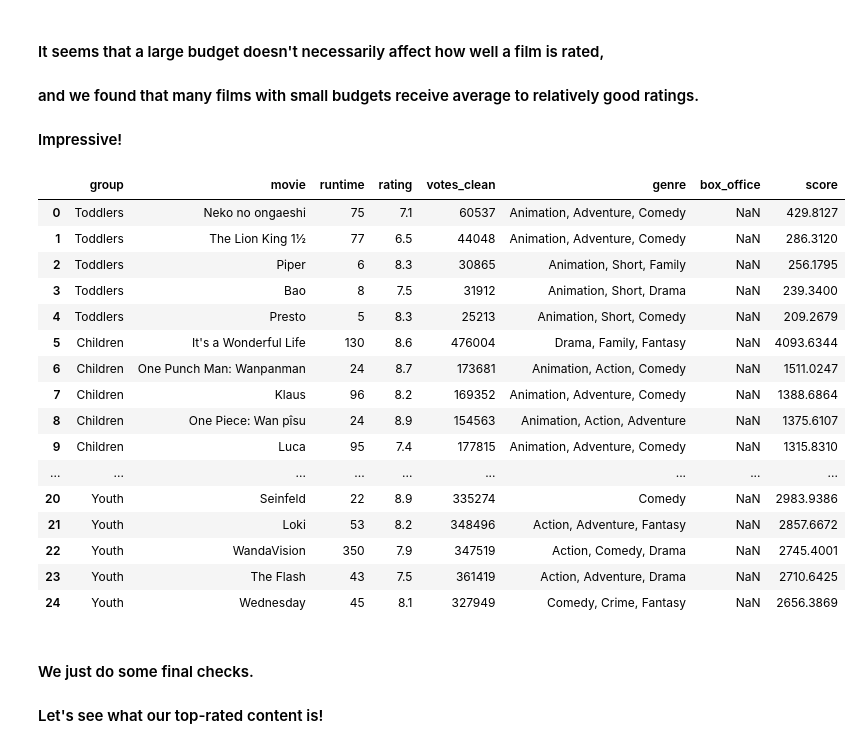
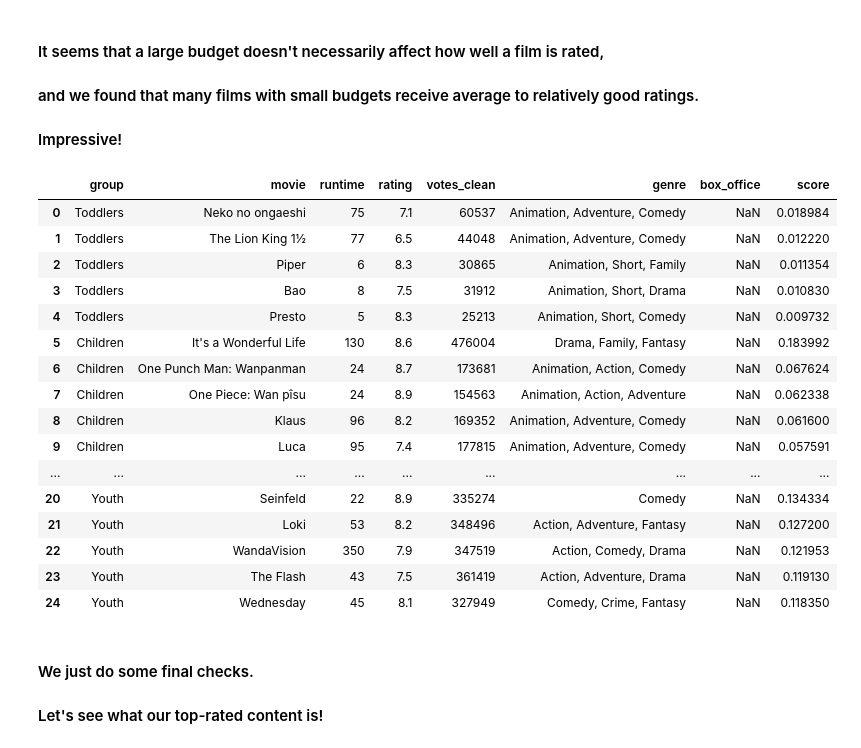
Before and after one commit to ShachR1/Shachar-Y-s-Pandas-Project, a Jupyter notebook: shachar-yarimi-s-pandas3-project.ipynb, the cells around one changed output. Saved outputs shown, nothing was run; the diff lists cells and outputs as text; code cells hidden in the pictures.

```diff
--- a/shachar-yarimi-s-pandas3-project.ipynb
+++ b/shachar-yarimi-s-pandas3-project.ipynb
@@ -105,3 +107,13 @@ new_imdb.head()
 | 2 | Sound of Freedom | Action, Biography, Drama | 131 min | PG-13 | 7.9 | ['Jim Caviezel, ', 'Mira Sorvino,... | The incredible true story of a fo... | 41,808 | ['Alejandro Monteverde'] | NaN | ... |
 | 3 | Secret Invasion | Action, Adventure, Drama | 47 min | UA 16+ | 6.2 | ['Samuel L. Jackson, ', 'Emilia C... | Fury and Talos try to stop the Sk... | 40,536 | NaN | NaN | ... |
 | 4 | Special Ops: Lioness | Action, Drama, Thriller | NaN | NaN | 7.5 | ['Zoe Saldana, ', 'Laysla De Oliv... | Joe attempts to balance her perso... | 3,203 | NaN | NaN | ... |
+# %%
+# Normalize box_office and votes_clean
+
+new_imdb['rating_norm'] = (imdb['rating'] - imdb['rating'].min()) / (imdb['rating'].max() - imdb['rating'].min())
+new_imdb['rating_norm'] = new_imdb['rating_norm'].round(3)
+
+new_imdb['votes_clean_norm'] = (imdb['votes_clean'] - imdb['votes_clean'].min()) / (imdb['votes_clean'].max() - imdb['votes_clean'].min())
+new_imdb['votes_clean_norm'] = new_imdb['votes_clean_norm'].round(3)
+
+new_imdb.head()
@@ -604,41 +626,41 @@ plt.ylim(0, 2e8)
 # %%
 def top_movies(movies2, group_name, n=5):
     movies2 = movies2.copy()
     movies2 = movies2.drop_duplicates(subset='movie')
-    movies2['votes_clean_num'] = pd.to_numeric(
-        movies2['votes_clean'].astype(str).str.replace(',', ''), errors='coerce'
+    movies2['votes_clean_norm'] = pd.to_numeric(
+        movies2['votes_clean_norm'].astype(str).str.replace(',', ''), errors='coerce'
     )
 
-    movies2['score'] = movies2['rating'] * (movies2['votes_clean_num'] / 1000)
+    movies2['score'] = movies2['rating_norm'] * (movies2['votes_clean_norm'])
 
     top = movies2.sort_values(by=['score'], ascending=[False]).head(n)
     top['group'] = group_name
     return top[['group', 'movie', 'runtime', 'rating', 'votes_clean',  'genre', 'box_office', 'score']]
 
 top_toddlers = top_movies(movies_for_toddlers, 'Toddlers', 5)
 top_children = top_movies(movies_for_children, 'Children', 10)
 top_youth = top_movies(movies_for_youth, 'Youth', 10)
 
 top_all = pd.concat([top_toddlers, top_children, top_youth], ignore_index=True)
 top_all
 # %% [output]
 |  | group | movie | runtime | rating | votes_clean | genre | box_office | score |
-| 0 | Toddlers | Neko no ongaeshi | 75 | 7.1 | 60537 | Animation, Adventure, Comedy | NaN | 429.8127 |
-| 1 | Toddlers | The Lion King 1½ | 77 | 6.5 | 44048 | Animation, Adventure, Comedy | NaN | 286.3120 |
-| 2 | Toddlers | Piper | 6 | 8.3 | 30865 | Animation, Short, Family | NaN | 256.1795 |
-| 3 | Toddlers | Bao | 8 | 7.5 | 31912 | Animation, Short, Drama | NaN | 239.3400 |
-| 4 | Toddlers | Presto | 5 | 8.3 | 25213 | Animation, Short, Comedy | NaN | 209.2679 |
-| 5 | Children | It's a Wonderful Life | 130 | 8.6 | 476004 | Drama, Family, Fantasy | NaN | 4093.6344 |
-| 6 | Children | One Punch Man: Wanpanman | 24 | 8.7 | 173681 | Animation, Action, Comedy | NaN | 1511.0247 |
-| 7 | Children | Klaus | 96 | 8.2 | 169352 | Animation, Adventure, Comedy | NaN | 1388.6864 |
-| 8 | Children | One Piece: Wan pîsu | 24 | 8.9 | 154563 | Animation, Action, Adventure | NaN | 1375.6107 |
-| 9 | Children | Luca | 95 | 7.4 | 177815 | Animation, Adventure, Comedy | NaN | 1315.8310 |
+| 0 | Toddlers | Neko no ongaeshi | 75 | 7.1 | 60537 | Animation, Adventure, Comedy | NaN | 0.018984 |
+| 1 | Toddlers | The Lion King 1½ | 77 | 6.5 | 44048 | Animation, Adventure, Comedy | NaN | 0.012220 |
+| 2 | Toddlers | Piper | 6 | 8.3 | 30865 | Animation, Short, Family | NaN | 0.011354 |
+| 3 | Toddlers | Bao | 8 | 7.5 | 31912 | Animation, Short, Drama | NaN | 0.010830 |
+| 4 | Toddlers | Presto | 5 | 8.3 | 25213 | Animation, Short, Comedy | NaN | 0.009732 |
+| 5 | Children | It's a Wonderful Life | 130 | 8.6 | 476004 | Drama, Family, Fantasy | NaN | 0.183992 |
+| 6 | Children | One Punch Man: Wanpanman | 24 | 8.7 | 173681 | Animation, Action, Comedy | NaN | 0.067624 |
+| 7 | Children | One Piece: Wan pîsu | 24 | 8.9 | 154563 | Animation, Action, Adventure | NaN | 0.062338 |
+| 8 | Children | Klaus | 96 | 8.2 | 169352 | Animation, Adventure, Comedy | NaN | 0.061600 |
+| 9 | Children | Luca | 95 | 7.4 | 177815 | Animation, Adventure, Comedy | NaN | 0.057591 |
 | ... | ... | ... | ... | ... | ... | ... | ... | ... |
-| 20 | Youth | Seinfeld | 22 | 8.9 | 335274 | Comedy | NaN | 2983.9386 |
-| 21 | Youth | Loki | 53 | 8.2 | 348496 | Action, Adventure, Fantasy | NaN | 2857.6672 |
-| 22 | Youth | WandaVision | 350 | 7.9 | 347519 | Action, Comedy, Drama | NaN | 2745.4001 |
-| 23 | Youth | The Flash | 43 | 7.5 | 361419 | Action, Adventure, Drama | NaN | 2710.6425 |
-| 24 | Youth | Wednesday | 45 | 8.1 | 327949 | Comedy, Crime, Fantasy | NaN | 2656.3869 |
+| 20 | Youth | Seinfeld | 22 | 8.9 | 335274 | Comedy | NaN | 0.134334 |
+| 21 | Youth | Loki | 53 | 8.2 | 348496 | Action, Adventure, Fantasy | NaN | 0.127200 |
+| 22 | Youth | WandaVision | 350 | 7.9 | 347519 | Action, Comedy, Drama | NaN | 0.121953 |
+| 23 | Youth | The Flash | 43 | 7.5 | 361419 | Action, Adventure, Drama | NaN | 0.119130 |
+| 24 | Youth | Wednesday | 45 | 8.1 | 327949 | Comedy, Crime, Fantasy | NaN | 0.118350 |
 # %% [markdown]
 #### We just do some final checks.
 #### Let's see what our top-rated content is!
```
Also changed, not shown: parts of 12 cells of this notebook.
